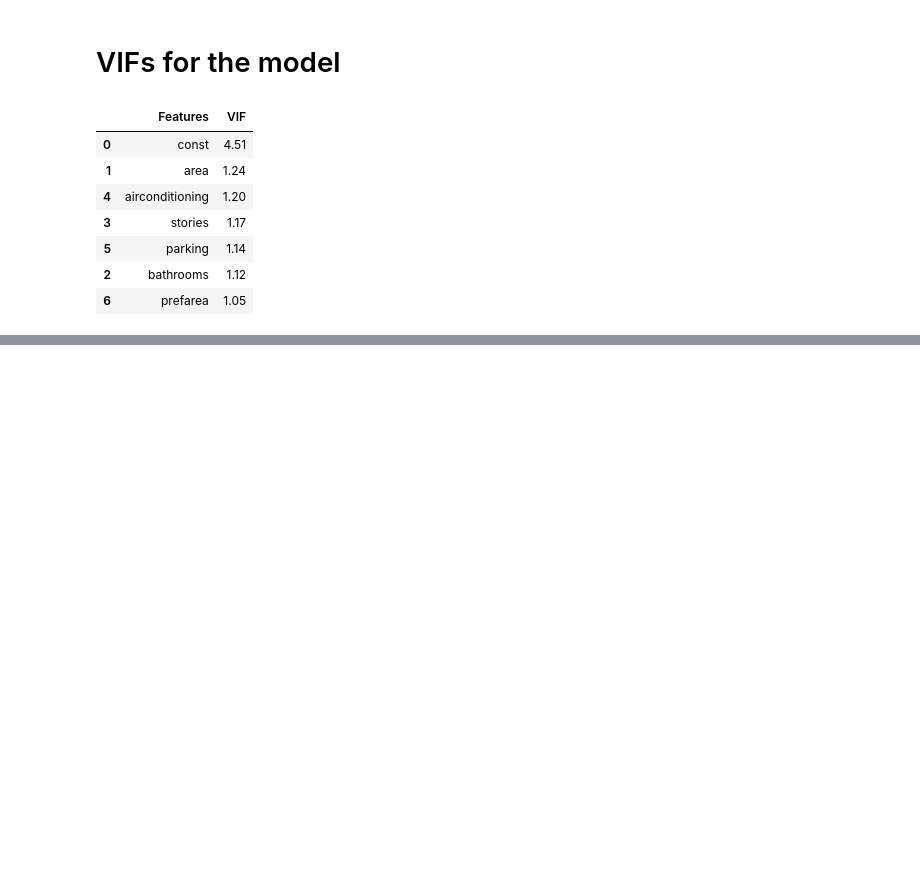
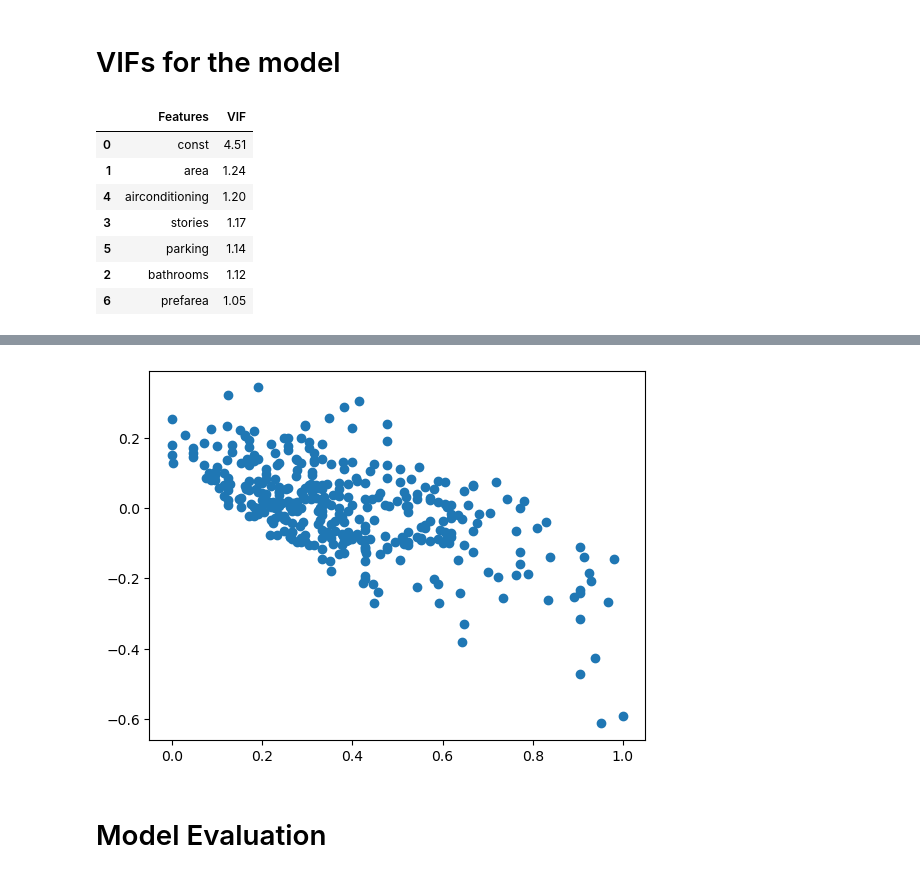
Before and after one commit to arydotme/house-pricing-linear-regression, a Jupyter notebook: house_pricing.ipynb, the cells around one changed output, grey strips where cells are left out. Cells and saved outputs as stored; diff of their text form; code cells hidden in the pictures; blank space fills up the shorter version.

```diff
--- a/house_pricing.ipynb
+++ b/house_pricing.ipynb
@@ -352,0 +382,7 @@ vif
+# %%
+plt.scatter(y_train,res)
+plt.show()
+# %% [output]
+[figure, added]
+# %% [markdown]
+# Model Evaluation
```
Also changed, not shown: parts of 12 cells of this notebook.
